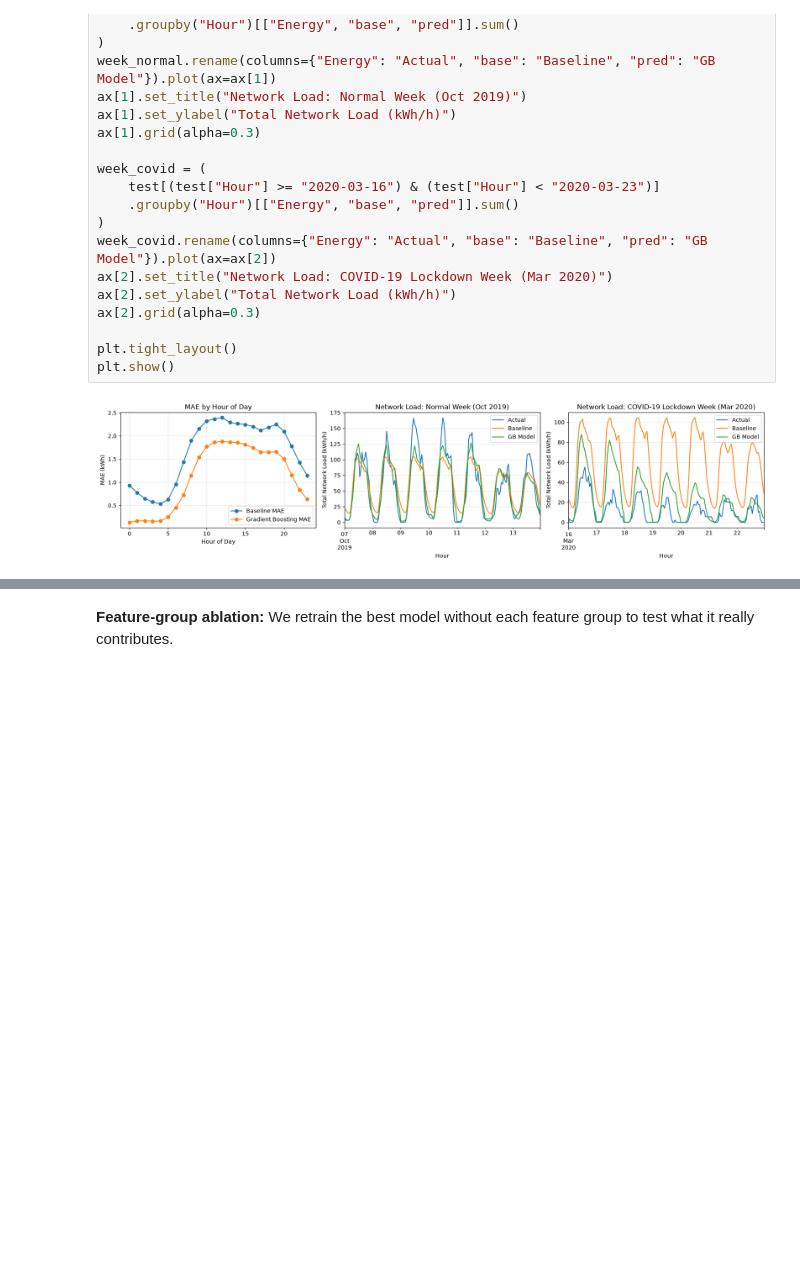
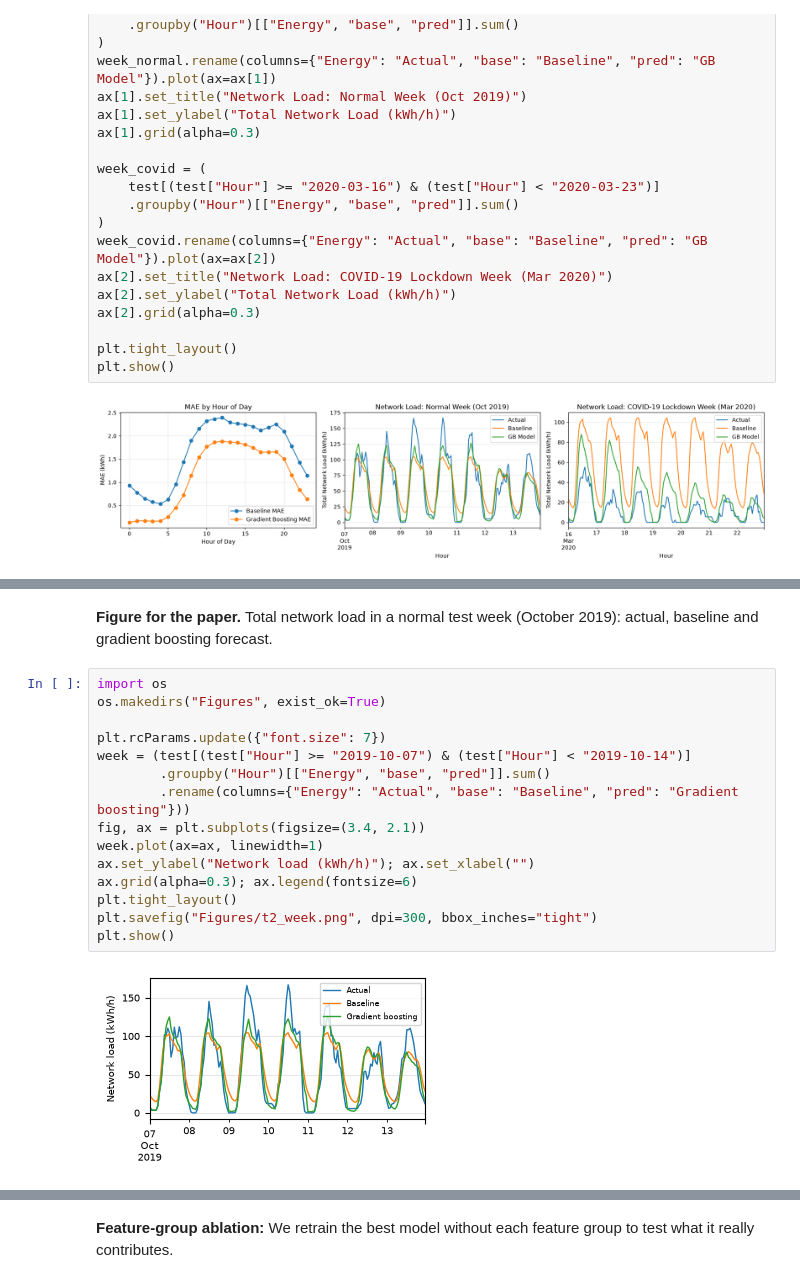
Before and after one commit to FridaGi/ITBA, a Jupyter notebook: ITBA_Project.ipynb, the cells around one changed output, grey strips where cells are left out. Cells and saved outputs as stored; diff of their text form; blank space fills up the shorter version.

```diff
--- a/ITBA_Project.ipynb
+++ b/ITBA_Project.ipynb
@@ -1295 +1269,20 @@ plt.show()
+# %% [markdown]
+**Figure for the paper.** Total network load in a normal test week (October 2019): actual, baseline and gradient boosting forecast.
+# %%
+import os
+os.makedirs("Figures", exist_ok=True)
+
+plt.rcParams.update({"font.size": 7})
+week = (test[(test["Hour"] >= "2019-10-07") & (test["Hour"] < "2019-10-14")]
+        .groupby("Hour")[["Energy", "base", "pred"]].sum()
+        .rename(columns={"Energy": "Actual", "base": "Baseline", "pred": "Gradient boosting"}))
+fig, ax = plt.subplots(figsize=(3.4, 2.1))
+week.plot(ax=ax, linewidth=1)
+ax.set_ylabel("Network load (kWh/h)"); ax.set_xlabel("")
+ax.grid(alpha=0.3); ax.legend(fontsize=6)
+plt.tight_layout()
+plt.savefig("Figures/t2_week.png", dpi=300, bbox_inches="tight")
+plt.show()
+# %% [output]
+[figure, added]
 # %%
```
Also changed, not shown: parts of 9 cells of this notebook, 1 other file.
